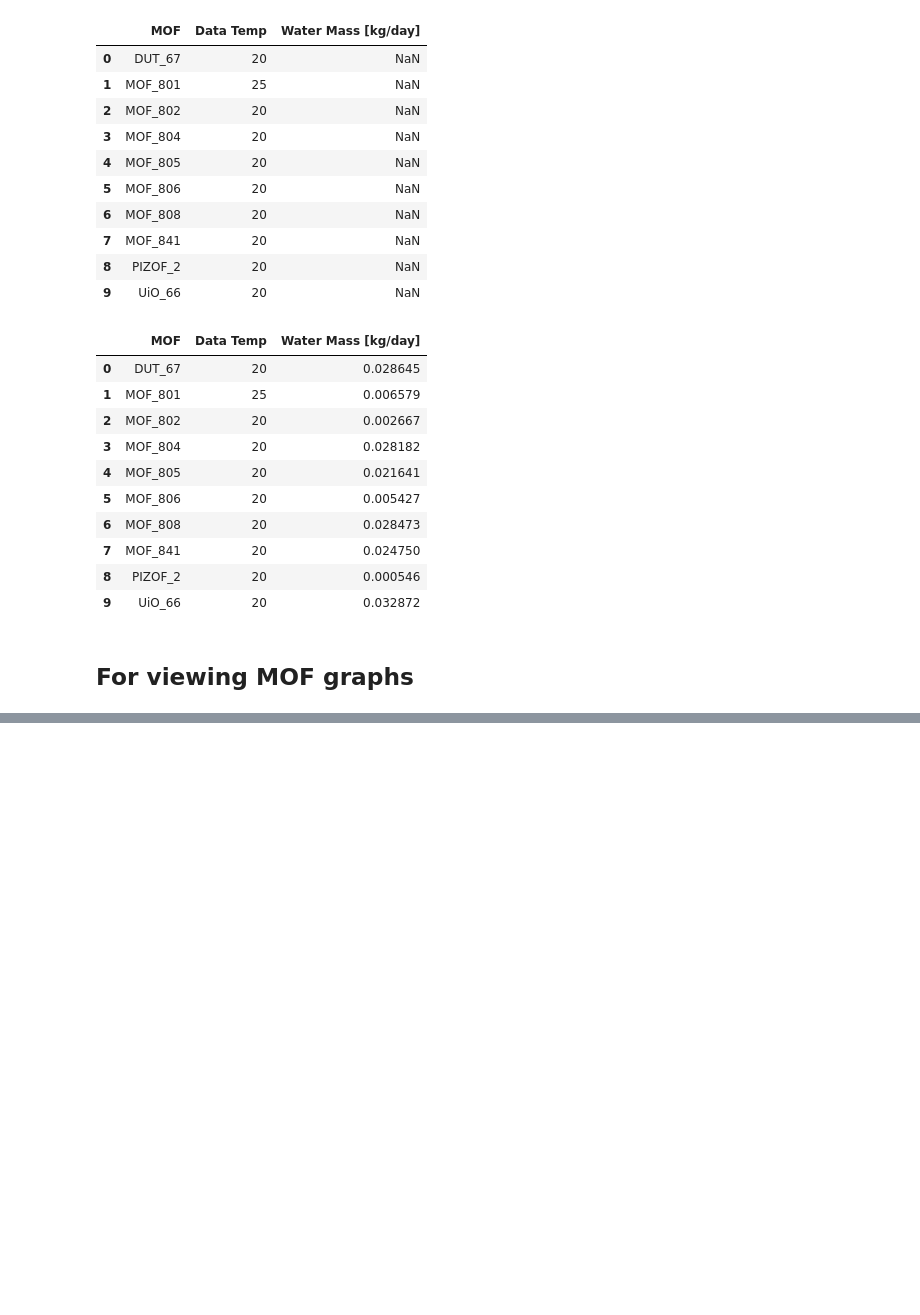
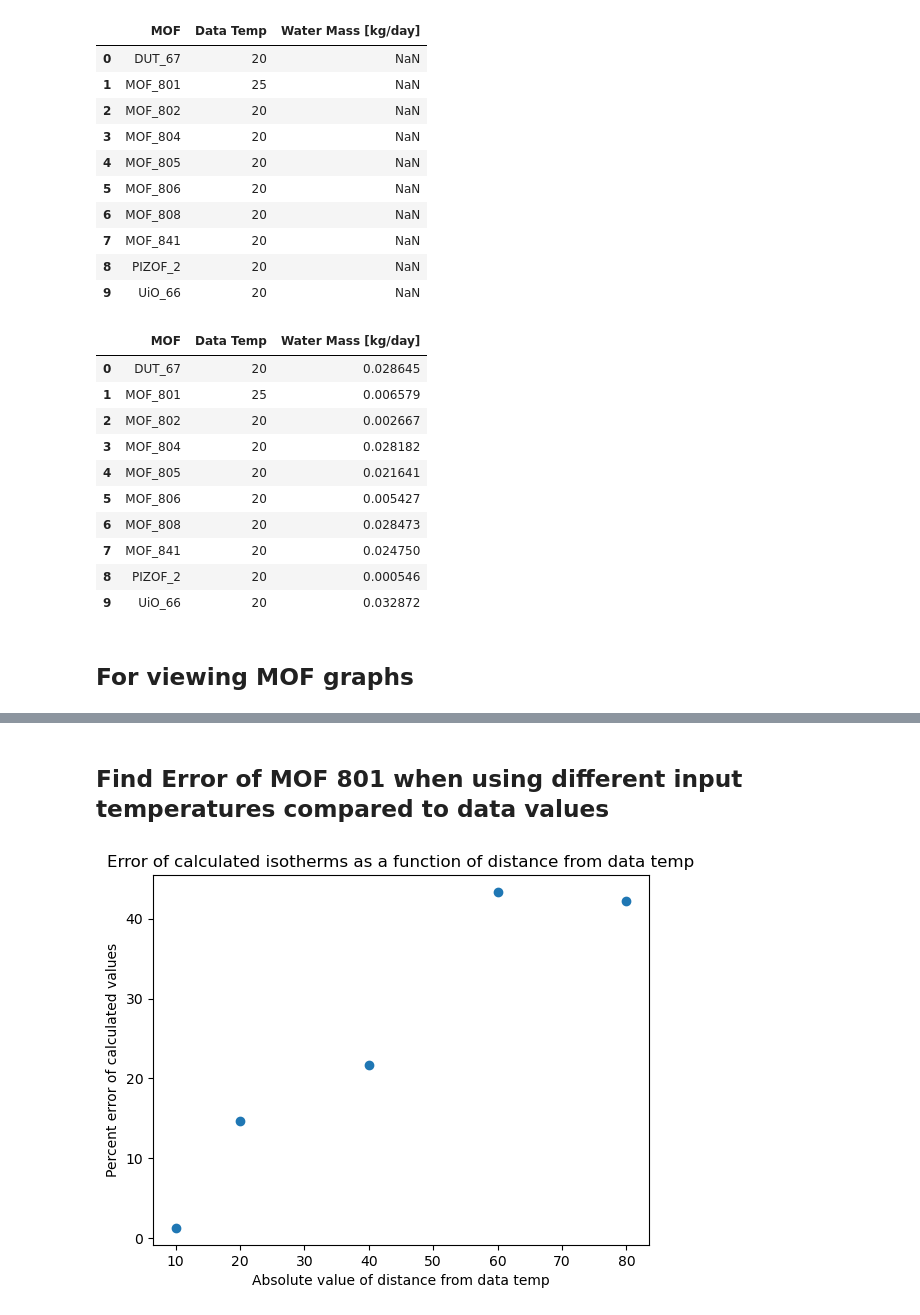
Before and after one commit to SimonEnsemble/water_harvesting, a Jupyter notebook: Polanyi_calculation_general.ipynb, the cells around one changed output, grey strips where cells are left out. Saved outputs shown, nothing was run; the diff lists cells and outputs as text; code cells hidden in the pictures; blank space fills up the shorter version.

Commit message:
Updated with error calculation

```diff
--- a/Polanyi_calculation_general.ipynb
+++ b/Polanyi_calculation_general.ipynb
@@ -228,0 +268,59 @@ def view_mof (mof, data_temp): # view the isotherm and characteristic curve for
+# %% [markdown]
+## Find Error of MOF 801 when using different input temperatures compared to data values ##
+# %%
+MOF = 'MOF_801'
+ads_data = read_ads_data(MOF, 25) # pull the file and calculate A values
+
+n_of_A = characteristic_curve(ads_data) # create characteristic curve
+
+df_15, n_of_RH_15 = new_isotherm(15,n_of_A) # new isotherms made from the characterisric curve of the given MOF
+df_25, n_of_RH_25 = new_isotherm(25,n_of_A)
+df_45, n_of_RH_45 = new_isotherm(45,n_of_A)
+df_65, n_of_RH_65 = new_isotherm(65,n_of_A)
+df_85, n_of_RH_85 = new_isotherm(85,n_of_A)
+df_105, n_of_RH_105 = new_isotherm(105,n_of_A)
+
+ads_15 = read_ads_data(MOF, 15) # all acutal isotherm data we have
+ads_25 = read_ads_data(MOF, 25)
+ads_45 = read_ads_data(MOF, 45)
+ads_65 = read_ads_data(MOF, 65)
+ads_85 = read_ads_data(MOF, 85)
+ads_105 = read_ads_data(MOF, 105)
+
+ads_15.insert(1,'Calculated Adsorption',n_of_RH_15(ads_15['P/P_0']),True) # add calculated adsorption to the dataframe
+ads_25.insert(1,'Calculated Adsorption',n_of_RH_25(ads_25['P/P_0']),True)
+ads_45.insert(1,'Calculated Adsorption',n_of_RH_45(ads_45['P/P_0']),True)
+ads_65.insert(1,'Calculated Adsorption',n_of_RH_65(ads_65['P/P_0']),True)
+ads_85.insert(1,'Calculated Adsorption',n_of_RH_85(ads_85['P/P_0']),True)
+ads_105.insert(1,'Calculated Adsorption',n_of_RH_105(ads_105['P/P_0']),True)
+
+ads_15['Percent Error'] = abs(ads_15['Water Uptake [kg kg-1]'] - ads_15['Calculated Adsorption']) / ads_15['Water Uptake [kg kg-1]'] * 100 # calculate percent error for each point
+ads_25['Percent Error'] = abs(ads_25['Water Uptake [kg kg-1]'] - ads_25['Calculated Adsorption']) / ads_25['Water Uptake [kg kg-1]'] * 100
+ads_45['Percent Error'] = abs(ads_45['Water Uptake [kg kg-1]'] - ads_45['Calculated Adsorption']) / ads_45['Water Uptake [kg kg-1]'] * 100
+ads_65['Percent Error'] = abs(ads_65['Water Uptake [kg kg-1]'] - ads_65['Calculated Adsorption']) / ads_65['Water Uptake [kg kg-1]'] * 100
+ads_85['Percent Error'] = abs(ads_85['Water Uptake [kg kg-1]'] - ads_85['Calculated Adsorption']) / ads_85['Water Uptake [kg kg-1]'] * 100
+ads_105['Percent Error'] = abs(ads_105['Water Uptake [kg kg-1]'] - ads_105['Calculated Adsorption']) / ads_105['Water Uptake [kg kg-1]'] * 100
+
+ads_15.drop(index = [0, 1], inplace=True) # drop the first two rows of the dataframe as they have very small mannitudes and thus very high percent error, which skews the data
+ads_25.drop(index = [0, 1], inplace=True)
+ads_45.drop(index = [0, 1], inplace=True)
+ads_65.drop(index = [0, 1], inplace=True)
+ads_85.drop(index = [0, 1], inplace=True)
+ads_105.drop(index = [0, 1], inplace=True)
+
+err_15 = ads_15['Percent Error'].mean() # take the average of the percent error for each isotherm
+err_25 = ads_25['Percent Error'].mean()
+err_45 = ads_45['Percent Error'].mean()
+err_65 = ads_65['Percent Error'].mean()
+err_85 = ads_85['Percent Error'].mean()
+err_105 = ads_105['Percent Error'].mean()
+
+plt.scatter([10, 20, 40, 60, 80], [err_15, err_45, err_65, err_85, err_105]) # plot error as a function of distance from data temp
+plt.xlabel('Absolute value of distance from data temp')
+plt.ylabel('Percent error of calculated values')
+plt.title('Error of calculated isotherms as a function of distance from data temp')
+plt.show()
+
+# also look at error as a function of RH?
+# %% [output]
+[figure, added]
```
Also changed, not shown: parts of 11 cells of this notebook.
